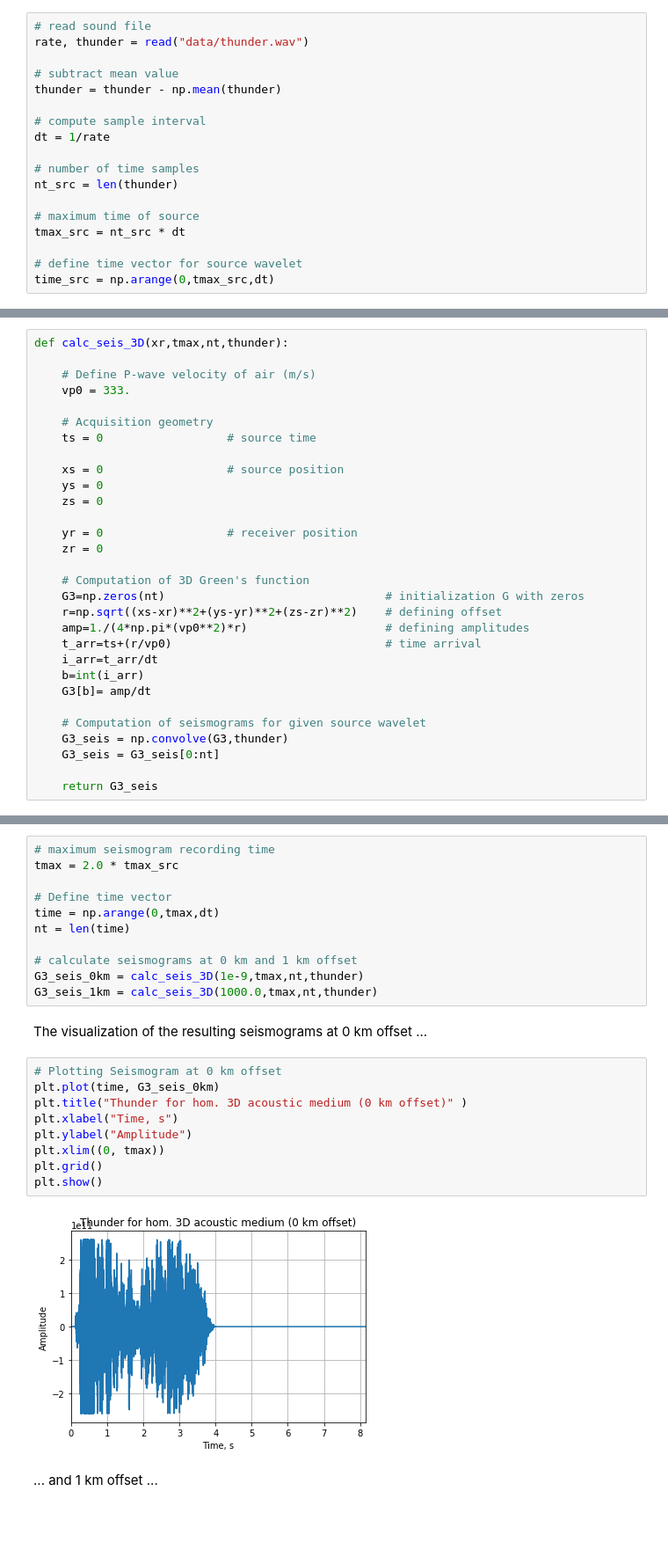
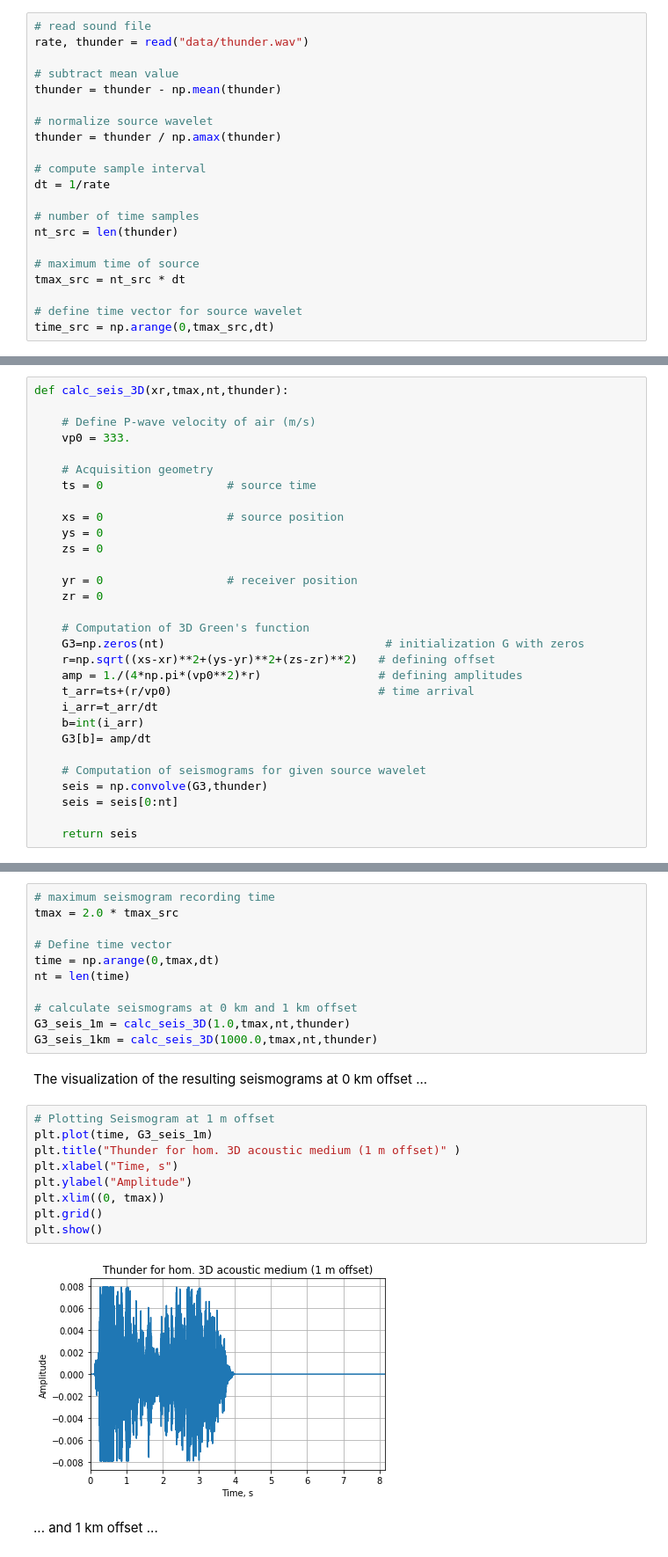
Before and after one commit to daniel-koehn/Theory-of-seismic-waves-II, a Jupyter notebook: 01_Analytical_solutions/6_Thunderstorm_in_1D-3D_acoustic_media.ipynb, the cells around one changed output, grey strips where cells are left out. Shown at 88% size. Drawn from its saved outputs; the diff is of its cells as text; blank space fills up the shorter version.

Commit message:
Fixed bugs in Thunderstorm notebook

```diff
--- a/01_Analytical_solutions/6_Thunderstorm_in_1D-3D_acoustic_media.ipynb
+++ b/01_Analytical_solutions/6_Thunderstorm_in_1D-3D_acoustic_media.ipynb
@@ -37,6 +37,9 @@ rate, thunder = read("data/thunder.wav")
 
 # subtract mean value
 thunder = thunder - np.mean(thunder)
+
+# normalize source wavelet
+thunder = thunder / np.amax(thunder)
 
 # compute sample interval
 dt = 1/rate
@@ -127,16 +130,16 @@ def calc_seis_3D(xr,tmax,nt,thunder):
 
     # Computation of 3D Green's function
     G3=np.zeros(nt)                                # initialization G with zeros
-    r=np.sqrt((xs-xr)**2+(ys-yr)**2+(zs-zr)**2)    # defining offset
-    amp=1./(4*np.pi*(vp0**2)*r)                    # defining amplitudes
-    t_arr=ts+(r/vp0)                               # time arrival
+    r=np.sqrt((xs-xr)**2+(ys-yr)**2+(zs-zr)**2)   # defining offset
+    amp = 1./(4*np.pi*(vp0**2)*r)                 # defining amplitudes
+    t_arr=ts+(r/vp0)                              # time arrival
     i_arr=t_arr/dt
     b=int(i_arr)
     G3[b]= amp/dt
 
     # Computation of seismograms for given source wavelet
-    G3_seis = np.convolve(G3,thunder)
-    G3_seis = G3_seis[0:nt]
+    seis = np.convolve(G3,thunder)
+    seis = seis[0:nt]
 
-    return G3_seis
+    return seis
 # %% [markdown]
@@ -150,21 +153,21 @@ time = np.arange(0,tmax,dt)
 nt = len(time)
 
 # calculate seismograms at 0 km and 1 km offset
-G3_seis_0km = calc_seis_3D(1e-9,tmax,nt,thunder)
+G3_seis_1m = calc_seis_3D(1.0,tmax,nt,thunder)
 G3_seis_1km = calc_seis_3D(1000.0,tmax,nt,thunder)
 # %% [markdown]
 The visualization of the resulting seismograms at 0 km offset ...
 # %%
-# Plotting Seismogram at 0 km offset
-plt.plot(time, G3_seis_0km)
-plt.title("Thunder for hom. 3D acoustic medium (0 km offset)" )
+# Plotting Seismogram at 1 m offset
+plt.plot(time, G3_seis_1m)
+plt.title("Thunder for hom. 3D acoustic medium (1 m offset)" )
 plt.xlabel("Time, s")
 plt.ylabel("Amplitude")
 plt.xlim((0, tmax))
 plt.grid()
 plt.show()
 # %% [output]
-[figure, old version]
+[figure, new version]
 # %% [markdown]
 ... and 1 km offset ...
 # %%
```
Also changed, not shown: parts of 21 cells of this notebook.
